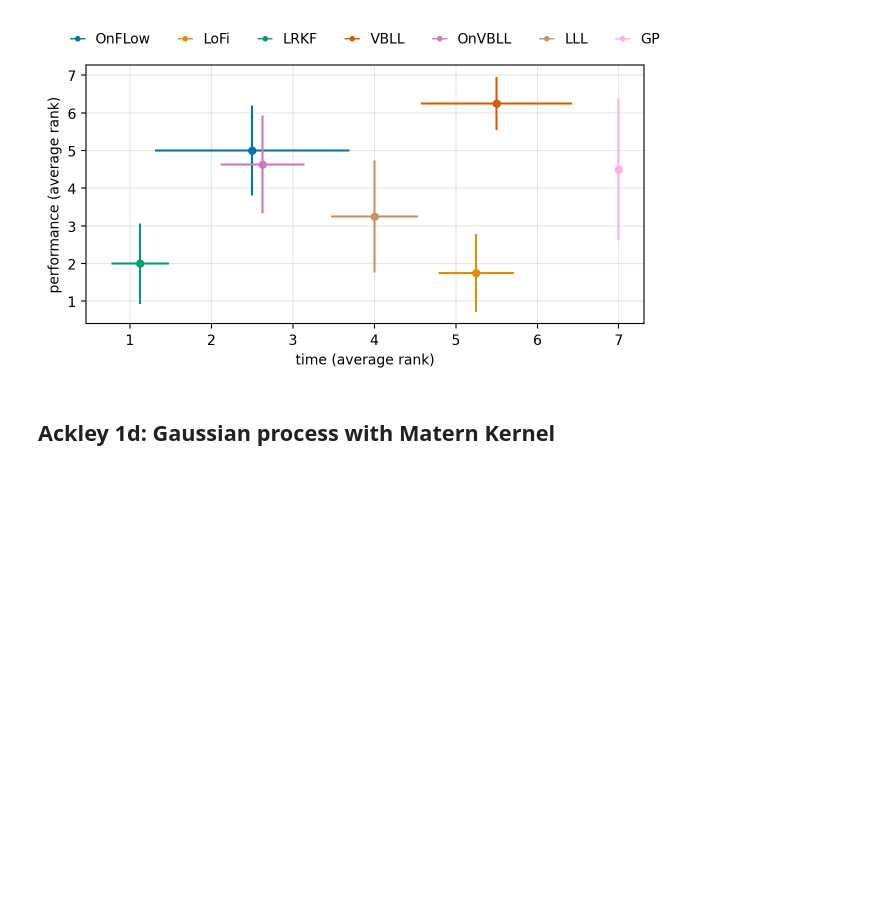
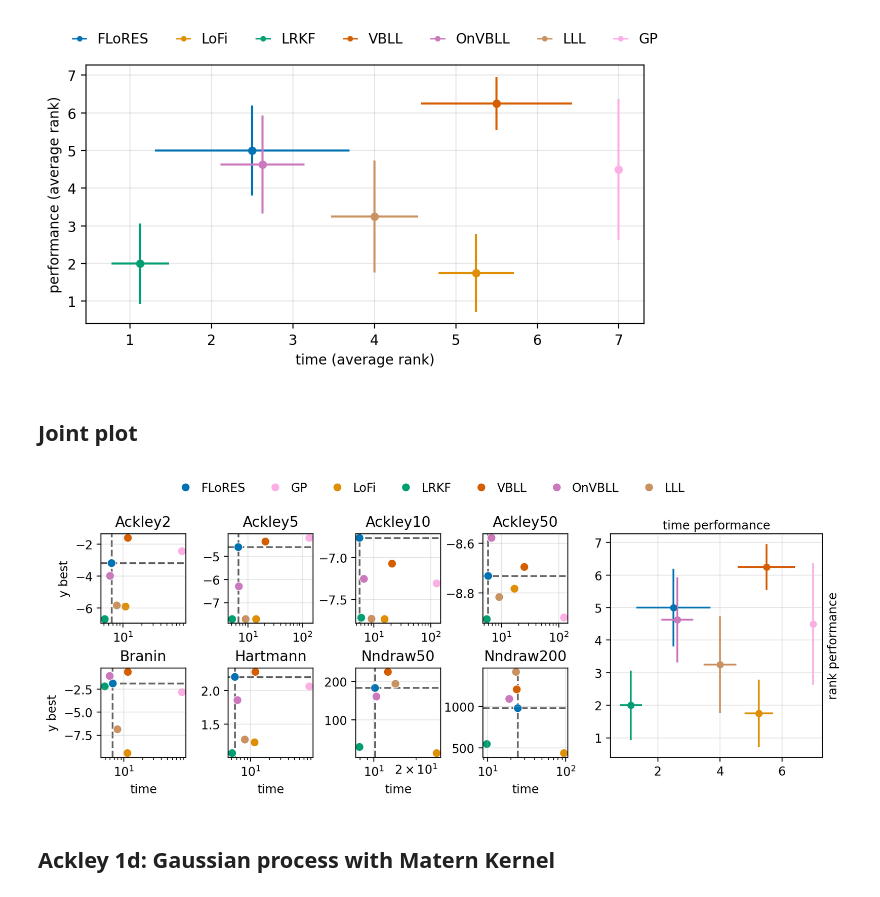
Before and after one commit to gerdm/low-rank-last-layer-inference, a Jupyter notebook: experiments/01-bayesopt-classic.ipynb, the cells around one changed output. Saved outputs shown, nothing was run; the diff lists cells and outputs as text; code cells hidden in the pictures; blank space fills up the shorter version.

Commit message:
feat: experiments

```diff
--- a/experiments/01-bayesopt-classic.ipynb
+++ b/experiments/01-bayesopt-classic.ipynb
@@ -157,7 +154,7 @@ list(res_experiment)
 ['FLoRES', 'LOFI', 'LRKF', 'VBLL', 'VBLL-greedy', 'laplace']
 # %%
 map_method = {
-    "FLoRES": "OnFLow",
+    "FLoRES": "FLoRES",
     "LOFI": "LoFi",
     "LRKF": "LRKF",
     "VBLL": "VBLL",
@@ -347,3 +344,5 @@ plt.grid(alpha=0.3);
 plt.savefig("../figures/bayesopt-time-performance-scatter.png", dpi=300, bbox_inches="tight")
 # %% [output]
 [figure]
+# %% [markdown]
+## Joint plot
@@ -350,3 +352,75 @@ plt.savefig("../figures/bayesopt-time-performance-scatter.png", dpi=300, bbox_in
+# %%
+gs_indices = list(product(range(2), range(4)))
+# %%
+summary["log_time"] = np.log(summary["time"])
+# %%
+gs = GridSpec(2, 6)
+
+fig = plt.figure(figsize=(7.2 * 1.5, 4.2 * 0.8))
+
+experiments = summary["experiment"].unique()
+for ix, experiment in zip(gs_indices, experiments_names):
+    ax = fig.add_subplot(gs[ix])
+    sns.scatterplot(
+        x="time",
+        y="y_best",
+        hue="method",
+        data=(
+            summary
+            .assign(method=summary["method"].apply(lambda x: map_method[x]))
+            .query("experiment == @experiment")
+        ),
+        ax=ax,
+        palette=colors_new,
+        s=50
+    )
+
+    v = summary.query("experiment == @experiment").query("method == 'FLoRES'")
+    y = v["y_best"].item()
+    x = v["time"].item()
+
+    ax.axhline(y=y, color="black", linestyle="--", zorder=0, alpha=0.6)
+    ax.axvline(x=x, color="black", linestyle="--", zorder=0, alpha=0.6)
+    ax.set_title(experiment.capitalize())
+    ax.grid(alpha=0.3)
+    ax.set_ylabel("")
+    ax.legend([], frameon=False)
+    ax.set_xscale("log")
+    # format_ticks(ax)
+    if ix[0] == 0:
+        ax.set_xlabel("")
+    if ix[1] == 0:
+        ax.set_ylabel("y best")
+    if (ix[0] == 0) and (ix[1] == 0):
+        ax.legend(ncol=7, bbox_to_anchor=(7.0, 1.7), frameon=False, handlelength=1)
+
+    plt.grid(alpha=0.3)
+
+ax = fig.add_subplot(gs[:, -2:])
+for method in methods:
+    ax.errorbar(
+        x=mean_ranks.xs("mean", axis=1, level=1)["time"][method],
+        y=mean_ranks.xs("mean", axis=1, level=1)["ybest"][method],
+        fmt="o",
+        yerr=mean_ranks.xs("std", axis=1, level=1)["ybest"][method],
+        xerr=mean_ranks.xs("std", axis=1, level=1)["time"][method],
+        color=colors[method],
+        markersize=5,
+    )
+
+ax.grid(alpha=0.3)
+ax.set_ylabel("rank performance")
+ax.yaxis.set_label_position("right")
+
+ax.set_xlabel("time performance")
+ax.xaxis.set_label_position("top")
+
+
+
+plt.subplots_adjust(wspace=0.5, hspace=0.5)
+plt.savefig("../figures/bayesopt-time-performance-scatter.png", dpi=300, bbox_inches="tight")
+# %% [output]
+[figure, added]
 # %% [markdown]
 ## Ackley 1d: Gaussian process with Matern Kernel
 # %%
```
Also changed, not shown: parts of 2 cells of this notebook, 4 other files.
